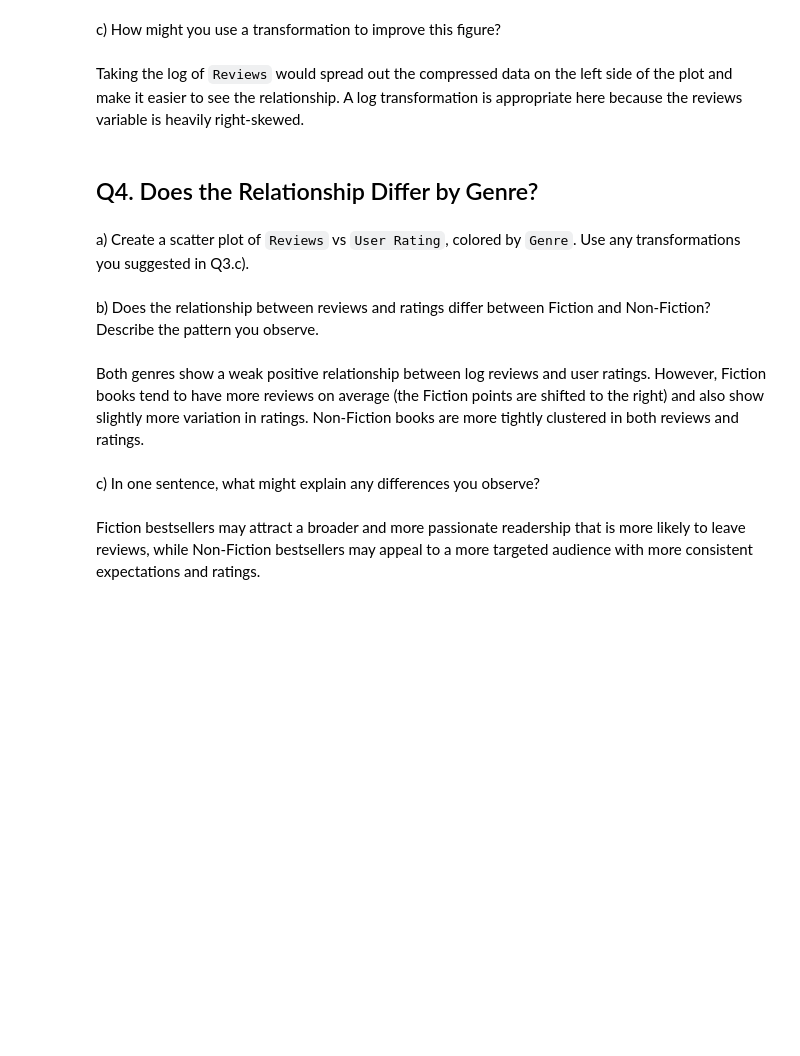
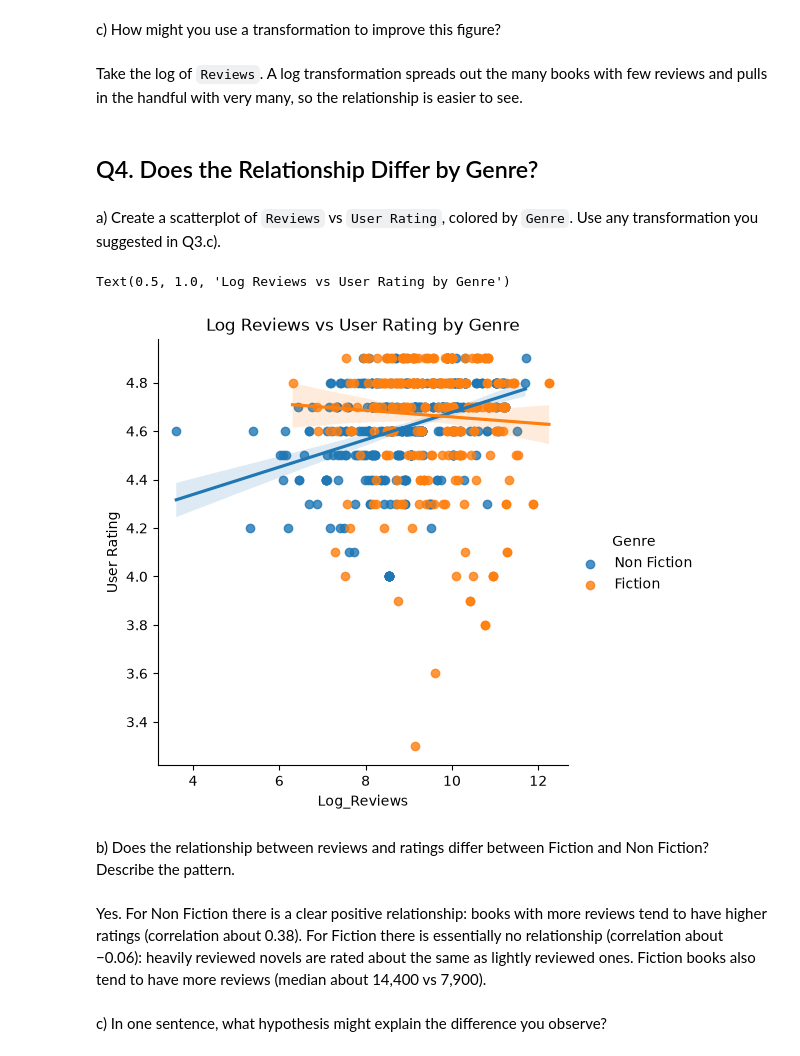
Before and after one commit to tayweid/econ-0150, a Jupyter notebook: parts/part-2-3/Homework_2_3_sols.ipynb, the cells around one changed output. Drawn from its saved outputs; the diff is of its cells as text; code cells hidden in the pictures; blank space fills up the shorter version.

```diff
--- a/parts/part-2-3/Homework_2_3_sols.ipynb
+++ b/parts/part-2-3/Homework_2_3_sols.ipynb
@@ -64,21 +78,21 @@ There appears to be a weak positive relationship — books with more reviews ten
 # %% [markdown]
 c) How might you use a transformation to improve this figure?
-# %% [markdown]
-Taking the log of `Reviews` would spread out the compressed data on the left side of the plot and make it easier to see the relationship. A log transformation is appropriate here because the reviews variable is heavily right-skewed.
+# %% [markdown]
+Take the log of `Reviews`. A log transformation spreads out the many books with few reviews and pulls in the handful with very many, so the relationship is easier to see.
 # %% [markdown]
 ## Q4. Does the Relationship Differ by Genre?
 # %% [markdown]
-a) Create a scatter plot of `Reviews` vs `User Rating`, colored by `Genre`. Use any transformations you suggested in Q3.c).
+a) Create a scatterplot of `Reviews` vs `User Rating`, colored by `Genre`. Use any transformation you suggested in Q3.c).
 # %%
 books['Log_Reviews'] = np.log(books['Reviews'])
-sns.scatterplot(data=books, x='Log_Reviews', y='User Rating', hue='Genre')
+sns.lmplot(data=books, x='Log_Reviews', y='User Rating', hue='Genre')
 plt.title('Log Reviews vs User Rating by Genre')
-plt.xlabel('Log(Reviews)')
+# %% [output]
+Text(0.5, 1.0, 'Log Reviews vs User Rating by Genre')
+[figure, added]
 # %% [markdown]
-b) Does the relationship between reviews and ratings differ between Fiction and Non-Fiction? Describe the pattern you observe.
+b) Does the relationship between reviews and ratings differ between Fiction and Non Fiction? Describe the pattern.
-# %% [markdown]
-Both genres show a weak positive relationship between log reviews and user ratings. However, Fiction books tend to have more reviews on average (the Fiction points are shifted to the right) and also show slightly more variation in ratings. Non-Fiction books are more tightly clustered in both reviews and ratings.
+# %% [markdown]
+Yes. For Non Fiction there is a clear positive relationship: books with more reviews tend to have higher ratings (correlation about 0.38). For Fiction there is essentially no relationship (correlation about −0.06): heavily reviewed novels are rated about the same as lightly reviewed ones. Fiction books also tend to have more reviews (median about 14,400 vs 7,900).
 # %% [markdown]
-c) In one sentence, what might explain any differences you observe?
+c) In one sentence, what hypothesis might explain the difference you observe?
-# %% [markdown]
-Fiction bestsellers may attract a broader and more passionate readership that is more likely to leave reviews, while Non-Fiction bestsellers may appeal to a more targeted audience with more consistent expectations and ratings.
```
Also changed, not shown: parts of 30 cells of this notebook, 8 other files.
